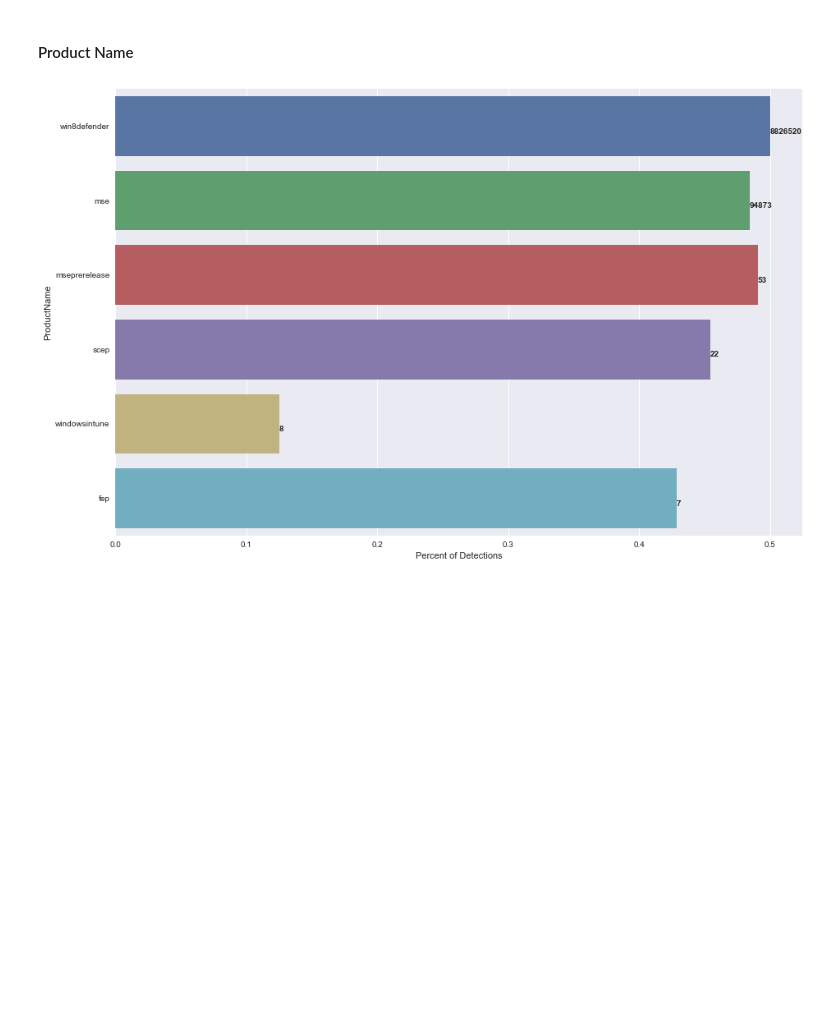
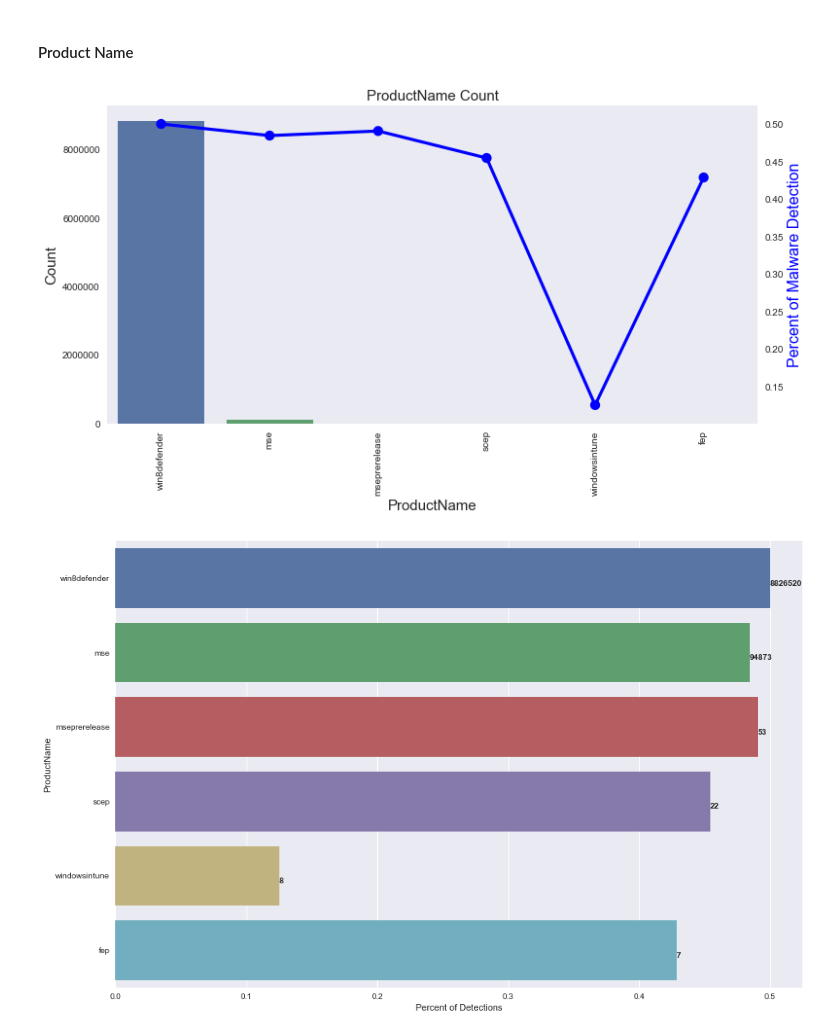
Before and after one commit to jacquelineguo/DS_Capstone_2, a Jupyter notebook: Capstone_Project_Microsoft_Malware_Prediction.ipynb, the cells around one changed output. Cells and saved outputs as stored; diff of their text form; code cells hidden in the pictures; blank space fills up the shorter version.

```diff
--- a/Capstone_Project_Microsoft_Malware_Prediction.ipynb
+++ b/Capstone_Project_Microsoft_Malware_Prediction.ipynb
@@ -270,6 +270,7 @@ def plot_category_percent_of_target(col):
 # %%
 def plot_category_bar_with_percent_line(col):
     cat_percent = df[[col, 'HasDetections']].groupby(col, as_index=False).mean()
+    cat_percent = cat_percent[cat_percent['HasDetections'].notna()]
     cat_size = df[col].value_counts().reset_index(drop=False)
     cat_size.columns = [col, 'count']
     cat_percent = cat_percent.merge(cat_size, on=col, how='left')
@@ -292,6 +293,11 @@ def plot_category_bar_with_percent_line(col):
     plt.show()
 # %% [markdown]
 #### Product Name
+# %%
+col = cat_features[0]
+plot_category_bar_with_percent_line(col)
+# %% [output]
+[figure, added]
 # %%
 col = cat_features[0]
 plot_category_percent_of_target(col)
```
Also changed, not shown: parts of 9 cells of this notebook, 1 other file.
